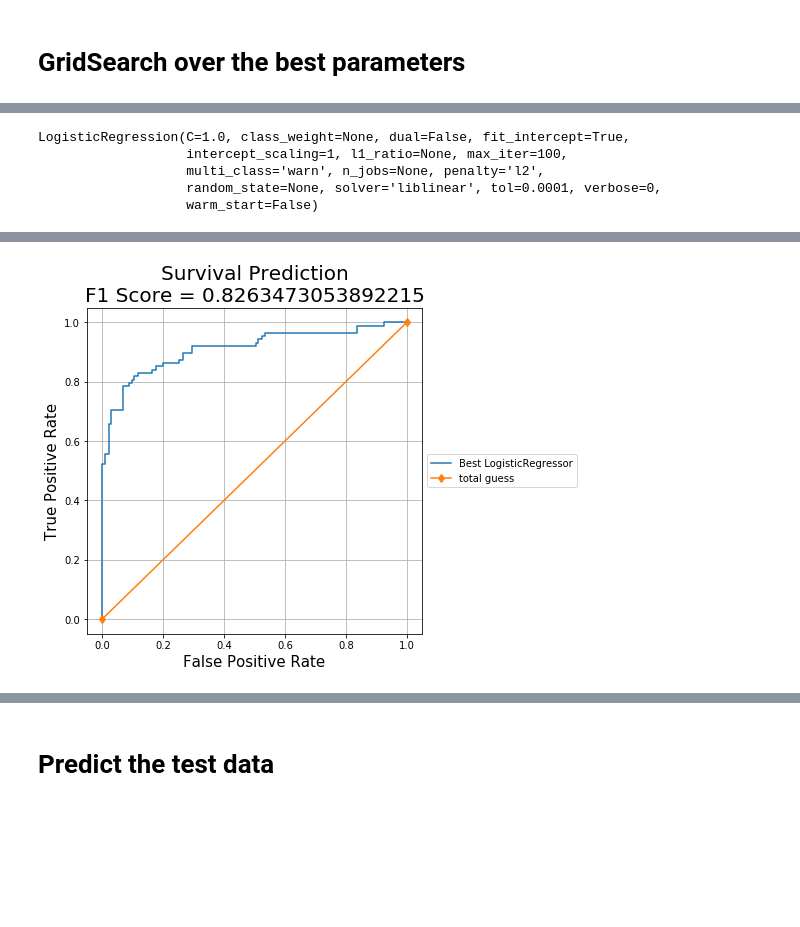
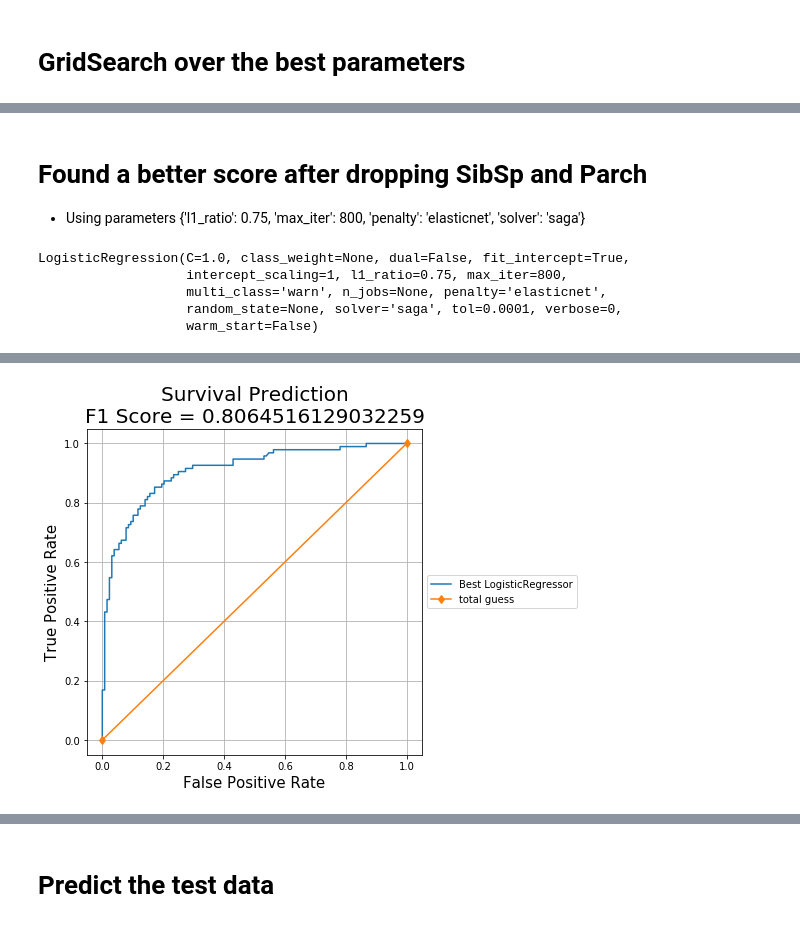
Before and after one commit to csun-data-science-bootcamp-19/Team1, a Jupyter notebook: 2 Model testing.ipynb, the cells around one changed output, grey strips where cells are left out. Drawn from its saved outputs; the diff is of its cells as text; code cells hidden in the pictures; blank space fills up the shorter version.

```diff
--- a/2 Model testing.ipynb
+++ b/2 Model testing.ipynb
@@ -157,0 +166,16 @@ Best parameters:
+# %%
+optional_dfs = {
+#     'drop_Fare': scaler.fit_transform(X.drop(columns=['Fare'])), # 0.8260381593714927
+#     'drop_Fare_SibSp_Parch': scaler.fit_transform(X.drop(columns=['Fare', 'SibSp', 'Parch'])), # 0.8294051627384961
+    'drop_SibSp_Parch': scaler.fit_transform(X.drop(columns=['SibSp', 'Parch'])), # 0.8305274971941639
+#     'drop_SibSp_Parch_Master': scaler.fit_transform(X.drop(columns=['SibSp', 'Parch', 'Master'])), # 0.8181818181818182
+#     'drop_Parch': scaler.fit_transform(X.drop(columns=['Parch'])), # 0.8282828282828283
+#     'drop_Master': scaler.fit_transform(X.drop(columns=['Master'])), # 0.8148148148148148
+#     'drop_Parch_Master': scaler.fit_transform(X.drop(columns=['Master', 'Parch'])), # 0.8148148148148148
+#     'drop_FamilySize': scaler.fit_transform(X.drop(columns=['FamilySize'])), # 0.8282828282828283
+#     'drop_FamilySize_Master': scaler.fit_transform(X.drop(columns=['FamilySize', 'Master'])), # 0.8148148148148148
+#     'drop_FamilySize_Master_Parch': scaler.fit_transform(X.drop(columns=['FamilySize', 'Master', 'Parch'])), # 0.8159371492704826
+#     'drop_Fare_SibSp_Parch': scaler.fit_transform(X.drop(columns=['Fare', 'SibSp', 'Parch'])), # 0.8294051627384961
+#     'drop_Age': scaler.fit_transform(X.drop(columns=['Age'])), # 0.8226711560044894
+    'drop_Sex': scaler.fit_transform(X.drop(columns=['Sex_code'])), # 0.8237934904601572
+}
@@ -157,0 +202,3 @@ Best parameters:
+# %% [markdown]
+# Found a better score after dropping **SibSp** and **Parch**
+- Using parameters {'l1_ratio': 0.75, 'max_iter': 800, 'penalty': 'elasticnet', 'solver': 'saga'}
@@ -158,33 +208,32 @@ Best parameters:
 # %%
-best_model = grid_search.best_estimator_
+best_model = best_est
 best_model
 # %% [output]
 LogisticRegression(C=1.0, class_weight=None, dual=False, fit_intercept=True,
-                   intercept_scaling=1, l1_ratio=None, max_iter=100,
-                   multi_class='warn', n_jobs=None, penalty='l2',
-                   random_state=None, solver='liblinear', tol=0.0001, verbose=0,
+                   intercept_scaling=1, l1_ratio=0.75, max_iter=800,
+                   multi_class='warn', n_jobs=None, penalty='elasticnet',
+                   random_state=None, solver='saga', tol=0.0001, verbose=0,
                    warm_start=False)
 # %% [markdown]
 
 <img src='https://cdn-images-1.medium.com/max/1200/1*uR09zTlPgIj5PvMYJZScVg.png' style='width:400px;'>
 # %%
-XTRAIN, XTEST, YTRAIN, YTEST = train_test_split(X_scaled, Y)
+XTRAIN, XTEST, YTRAIN, YTEST = train_test_split(Xbest, Y)
 SY = best_model.predict_proba(XTEST)[:,1] # second column = probability
 SFPR, STPR, STHRESH = roc_curve(YTEST, SY)
 YP = best_model.predict(XTEST)
 cm = confusion_matrix(YTEST, YP)
 f1score = f1_score(YTEST, YP)
+plt.plot(SFPR, STPR, label='Best LogisticRegressor')
+plt.plot([0,1],[0,1], label='total guess', marker='d')
+plt.xlabel("False Positive Rate", fontsize=15)
+plt.ylabel("True Positive Rate", fontsize=15)
+plt.title("Survival Prediction\nF1 Score = "+str(f1score), fontsize=20)
+plt.legend(loc='center left', bbox_to_anchor=(1, 0.5))
+plt.grid()
+plt.gcf().set_size_inches(6,6)
+# %% [output]
+[figure, added]
-# %%
-plt.plot(SFPR, STPR, label='Best LogisticRegressor')
-plt.plot([0,1],[0,1], label='total guess', marker='d')
-plt.xlabel("False Positive Rate", fontsize=15)
-plt.ylabel("True Positive Rate", fontsize=15)
-plt.title("Survival Prediction\nF1 Score = "+str(f1score), fontsize=20)
-plt.legend(loc='center left', bbox_to_anchor=(1, 0.5))
-plt.grid()
-plt.gcf().set_size_inches(6,6)
-# %% [output]
-[figure, removed]
 # %%
 dfcm = pd.DataFrame(cm, columns=["Survived", "Not"]).set_index( pd.Index(['Survived', 'Not']) )
 dfcm
```
Also changed, not shown: parts of 18 cells of this notebook, 2 other files.
